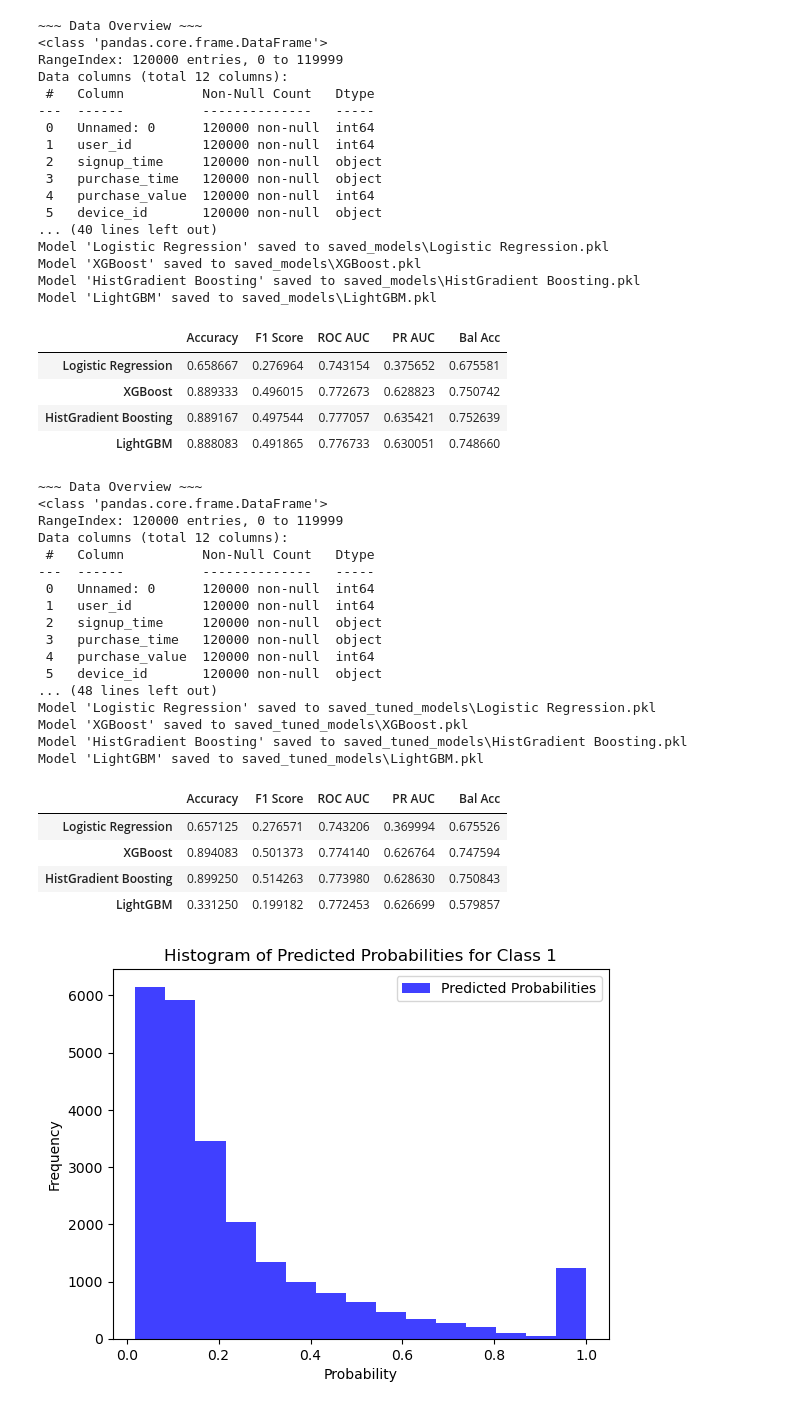
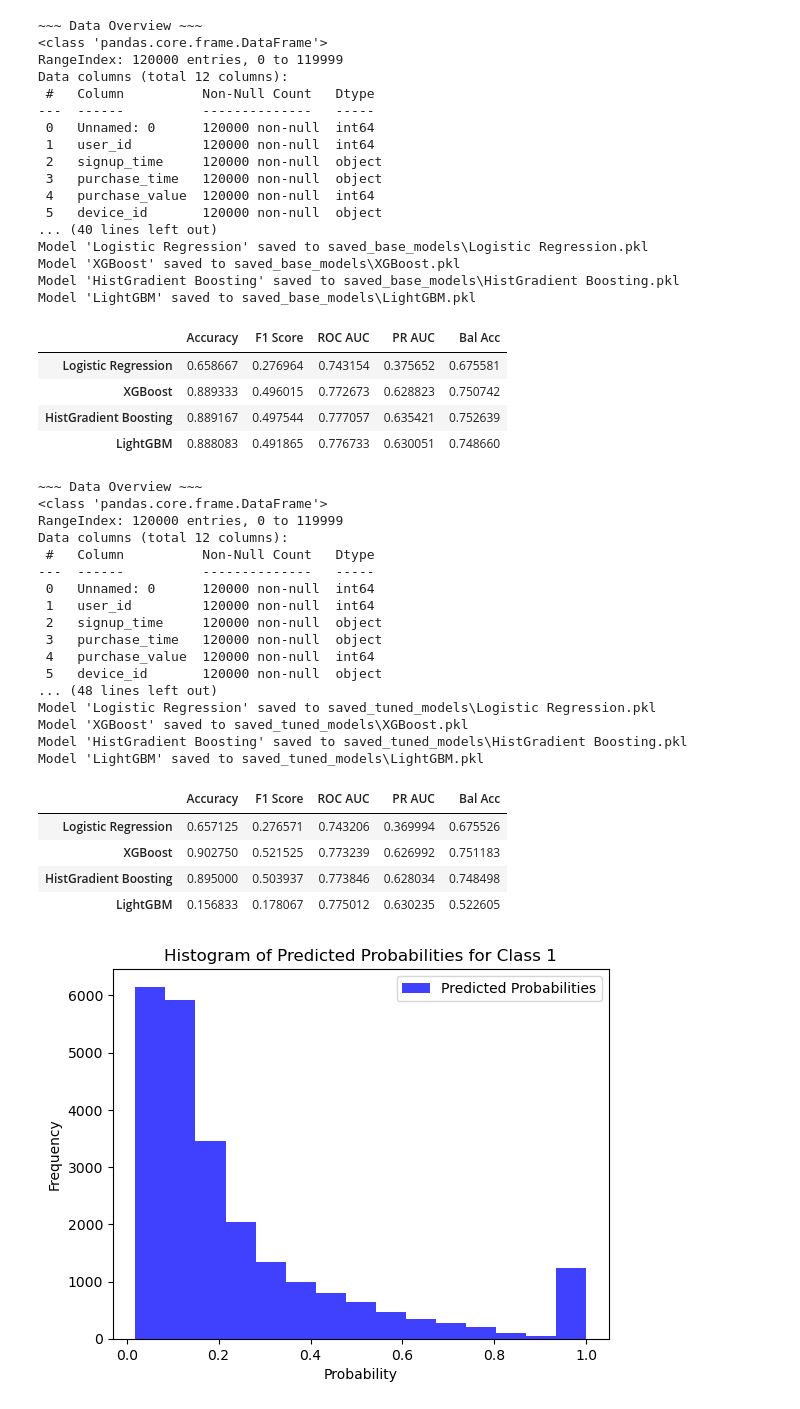
Before and after one commit to mhusin/fraud_detection, a Jupyter notebook: fraud_detection.ipynb, the cells around one changed output. Saved outputs shown, nothing was run; the diff lists cells and outputs as text; code cells hidden in the pictures.

```diff
--- a/fraud_detection.ipynb
+++ b/fraud_detection.ipynb
@@ -278,8 +278,11 @@ model_performance = defaultdict(dict)
 # Main workflow
 def main():
 
-    data_path = r"Fraud_Data.csv"
-    iptocountry_path = r"IpAddress_to_Country.xlsx"
+    #data_path = r"Fraud_Data.csv"
+    #iptocountry_path = r"IpAddress_to_Country.xlsx"
+
+    data_path = r"C:\Users\azlan\OneDrive\Documents\Haliza\GITHUB_FOLDERS\fraud_detection\Fraud_Data.csv"
+    iptocountry_path = r"C:\Users\azlan\OneDrive\Documents\Haliza\GITHUB_FOLDERS\fraud_detection\IpAddress_to_Country.xlsx"
 
     # Load and clean data
     data, ip_mapping = load_data(data_path, iptocountry_path)
@@ -316,7 +319,7 @@ def main():
         model_performance = evaluate_model(model_name, trained_model, X_test, y_test)
 
     # Save all trained models
-    save_all_models(trained_models, folder="saved_models")
+    save_all_models(trained_models, folder="saved_base_models")
 
     # Best model performance
     best_table = best_model_table(model_performance)
@@ -340,10 +343,10 @@ Data columns (total 12 columns):
  4   purchase_value  120000 non-null  int64
  5   device_id       120000 non-null  object
 ... (40 lines left out)
-Model 'Logistic Regression' saved to saved_models\Logistic Regression.pkl
-Model 'XGBoost' saved to saved_models\XGBoost.pkl
-Model 'HistGradient Boosting' saved to saved_models\HistGradient Boosting.pkl
-Model 'LightGBM' saved to saved_models\LightGBM.pkl
+Model 'Logistic Regression' saved to saved_base_models\Logistic Regression.pkl
+Model 'XGBoost' saved to saved_base_models\XGBoost.pkl
+Model 'HistGradient Boosting' saved to saved_base_models\HistGradient Boosting.pkl
+Model 'LightGBM' saved to saved_base_models\LightGBM.pkl
 |  | Accuracy | F1 Score | ROC AUC | PR AUC | Bal Acc |
 | Logistic Regression | 0.658667 | 0.276964 | 0.743154 | 0.375652 | 0.675581 |
 | XGBoost | 0.889333 | 0.496015 | 0.772673 | 0.628823 | 0.750742 |
@@ -417,8 +420,11 @@ param_grids = {
 def main():
 
     # Paths to datasets
-    data_path = r"Fraud_Data.csv"
-    iptocountry_path = r"IpAddress_to_Country.xlsx"
+    #data_path = r"Fraud_Data.csv"
+    #iptocountry_path = r"IpAddress_to_Country.xlsx"
+
+    data_path = r"C:\Users\azlan\OneDrive\Documents\Haliza\GITHUB_FOLDERS\fraud_detection\Fraud_Data.csv"
+    iptocountry_path = r"C:\Users\azlan\OneDrive\Documents\Haliza\GITHUB_FOLDERS\fraud_detection\IpAddress_to_Country.xlsx"
 
     # Load and clean data
     data, ip_mapping = load_data(data_path, iptocountry_path)
@@ -459,36 +465,36 @@ def main():
     save_all_models(trained_models, folder ="saved_tuned_models")
 
     # Best model performance
     best_table = best_model_table(model_performance)
     display(best_table)
 
     return trained_models
 
 if __name__ == "__main__":
     trained_models = main()
 # %% [output]
 ~~~ Data Overview ~~~
 <class 'pandas.core.frame.DataFrame'>
 RangeIndex: 120000 entries, 0 to 119999
 Data columns (total 12 columns):
  #   Column          Non-Null Count   Dtype
 ---  ------          --------------   -----
  0   Unnamed: 0      120000 non-null  int64
  1   user_id         120000 non-null  int64
  2   signup_time     120000 non-null  object
  3   purchase_time   120000 non-null  object
  4   purchase_value  120000 non-null  int64
  5   device_id       120000 non-null  object
 ... (48 lines left out)
 Model 'Logistic Regression' saved to saved_tuned_models\Logistic Regression.pkl
 Model 'XGBoost' saved to saved_tuned_models\XGBoost.pkl
 Model 'HistGradient Boosting' saved to saved_tuned_models\HistGradient Boosting.pkl
 Model 'LightGBM' saved to saved_tuned_models\LightGBM.pkl
 |  | Accuracy | F1 Score | ROC AUC | PR AUC | Bal Acc |
 | Logistic Regression | 0.657125 | 0.276571 | 0.743206 | 0.369994 | 0.675526 |
-| XGBoost | 0.894083 | 0.501373 | 0.774140 | 0.626764 | 0.747594 |
-| HistGradient Boosting | 0.899250 | 0.514263 | 0.773980 | 0.628630 | 0.750843 |
-| LightGBM | 0.331250 | 0.199182 | 0.772453 | 0.626699 | 0.579857 |
+| XGBoost | 0.902750 | 0.521525 | 0.773239 | 0.626992 | 0.751183 |
+| HistGradient Boosting | 0.895000 | 0.503937 | 0.773846 | 0.628034 | 0.748498 |
+| LightGBM | 0.156833 | 0.178067 | 0.775012 | 0.630235 | 0.522605 |
 # %%
 ## Best model: Visualize and evaluate the best model
 
```
Also changed, not shown: parts of 1 cell of this notebook, 14 other files.
